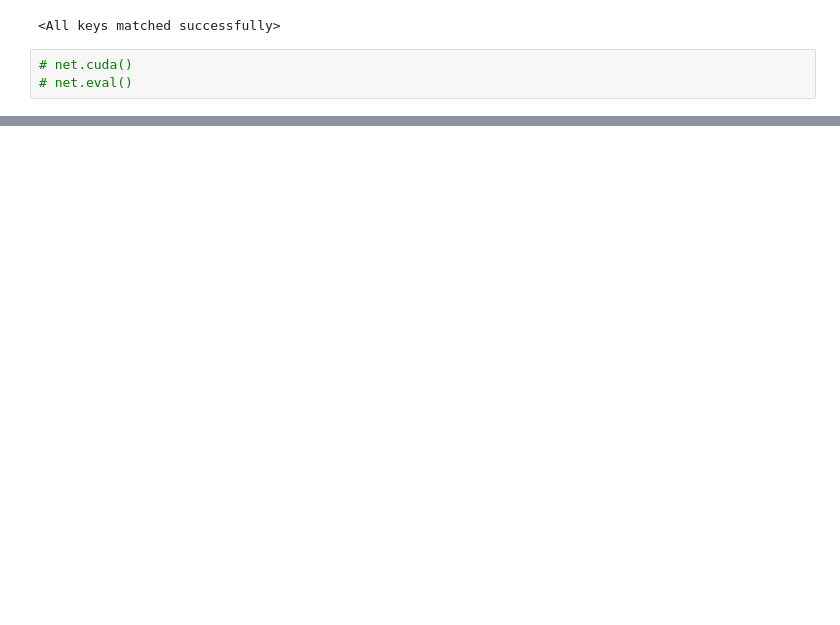
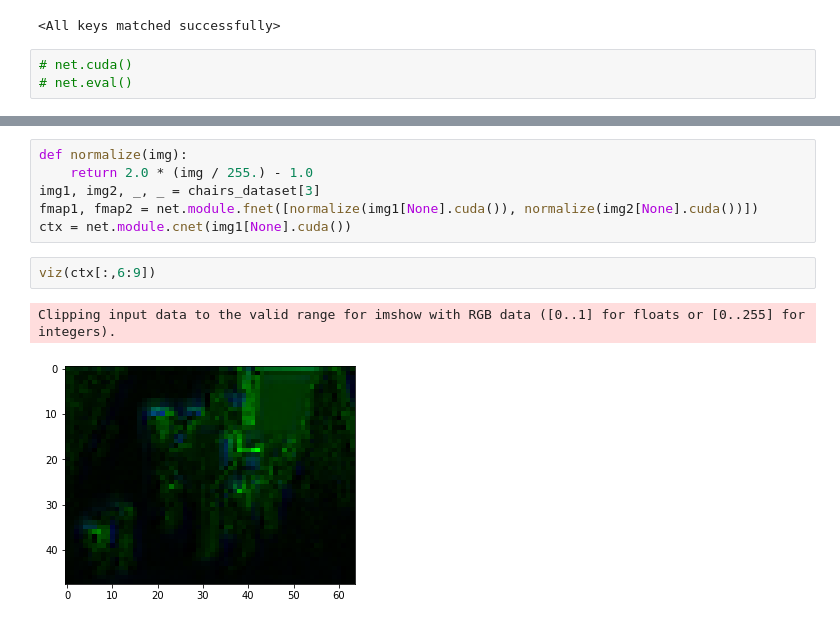
Before and after one commit to neuroailab/RAFT, a Jupyter notebook: notebooks/TDW_dataloading_020522.ipynb, the cells around one changed output, grey strips where cells are left out. Cells and saved outputs as stored; diff of their text form; blank space fills up the shorter version.

```diff
--- a/notebooks/TDW_dataloading_020522.ipynb
+++ b/notebooks/TDW_dataloading_020522.ipynb
@@ -204,0 +198,11 @@ True
+# %%
+def normalize(img):
+    return 2.0 * (img / 255.) - 1.0
+img1, img2, _, _ = chairs_dataset[3]
+fmap1, fmap2 = net.module.fnet([normalize(img1[None].cuda()), normalize(img2[None].cuda())])
+ctx = net.module.cnet(img1[None].cuda())
+# %%
+viz(ctx[:,6:9])
+# %% [output]
+Clipping input data to the valid range for imshow with RGB data ([0..1] for floats or [0..255] for integers).
+[figure, added]
```
Also changed, not shown: parts of 8 cells of this notebook, 4 other files.
